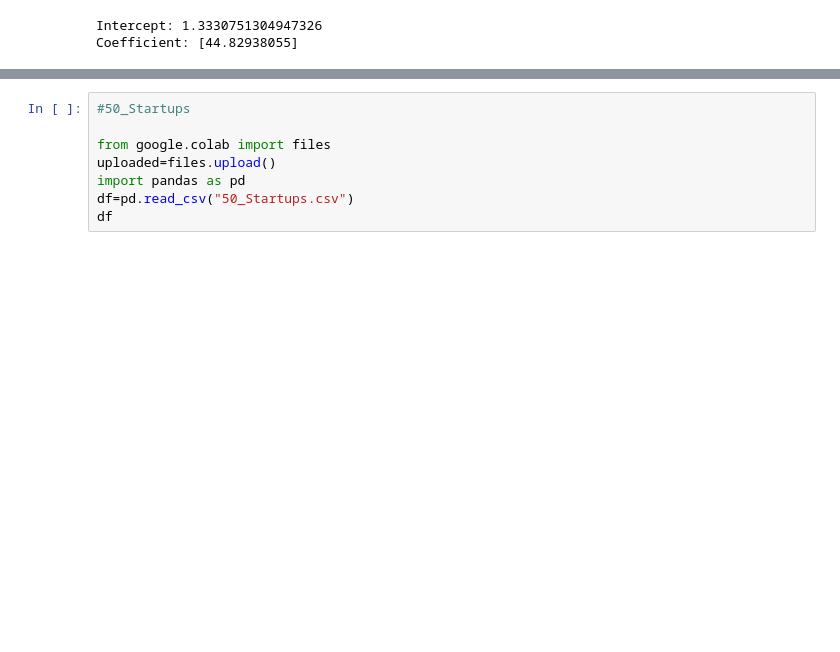
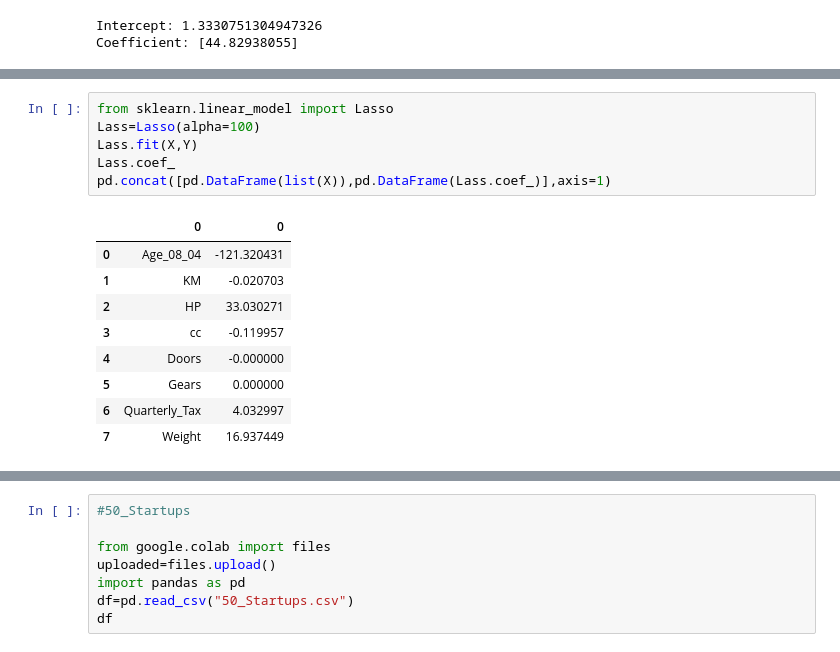
Before and after one commit to RNSHDeepika7/Assignments, a Jupyter notebook: multiple_linear_regression_assnt.ipynb, the cells around one changed output, grey strips where cells are left out. Drawn from its saved outputs; the diff is of its cells as text; blank space fills up the shorter version.

```diff
--- a/multiple_linear_regression_assnt.ipynb
+++ b/multiple_linear_regression_assnt.ipynb
@@ -372,0 +440,16 @@ Coefficient: [44.43716999]
+# %%
+from sklearn.linear_model import Lasso
+Lass=Lasso(alpha=100)
+Lass.fit(X,Y)
+Lass.coef_
+pd.concat([pd.DataFrame(list(X)),pd.DataFrame(Lass.coef_)],axis=1)
+# %% [output]
+|  | 0 | 0 |
+| 0 | Age_08_04 | -121.320431 |
+| 1 | KM | -0.020703 |
+| 2 | HP | 33.030271 |
+| 3 | cc | -0.119957 |
+| 4 | Doors | -0.000000 |
+| 5 | Gears | 0.000000 |
+| 6 | Quarterly_Tax | 4.032997 |
+| 7 | Weight | 16.937449 |
```
Also changed, not shown: parts of 20 cells of this notebook.
